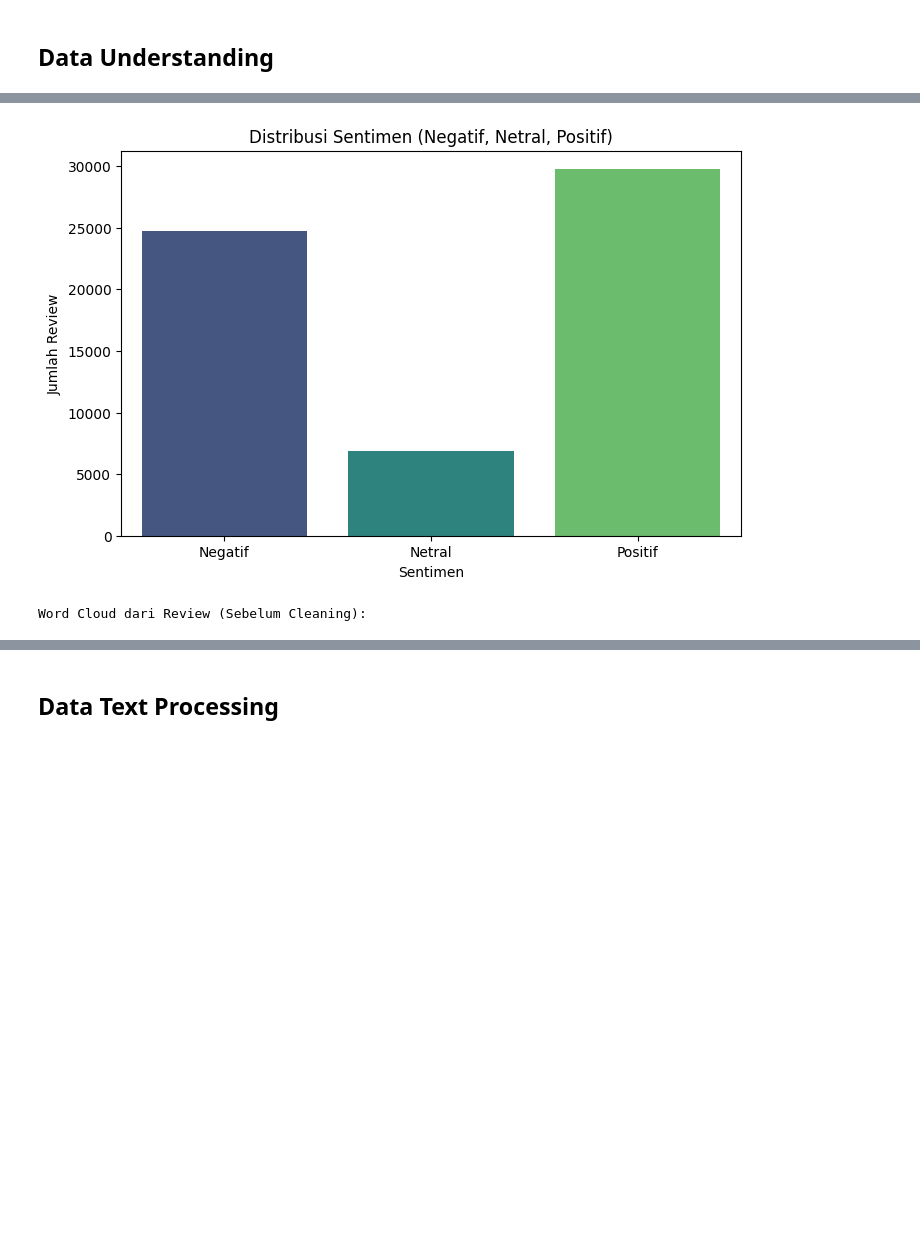
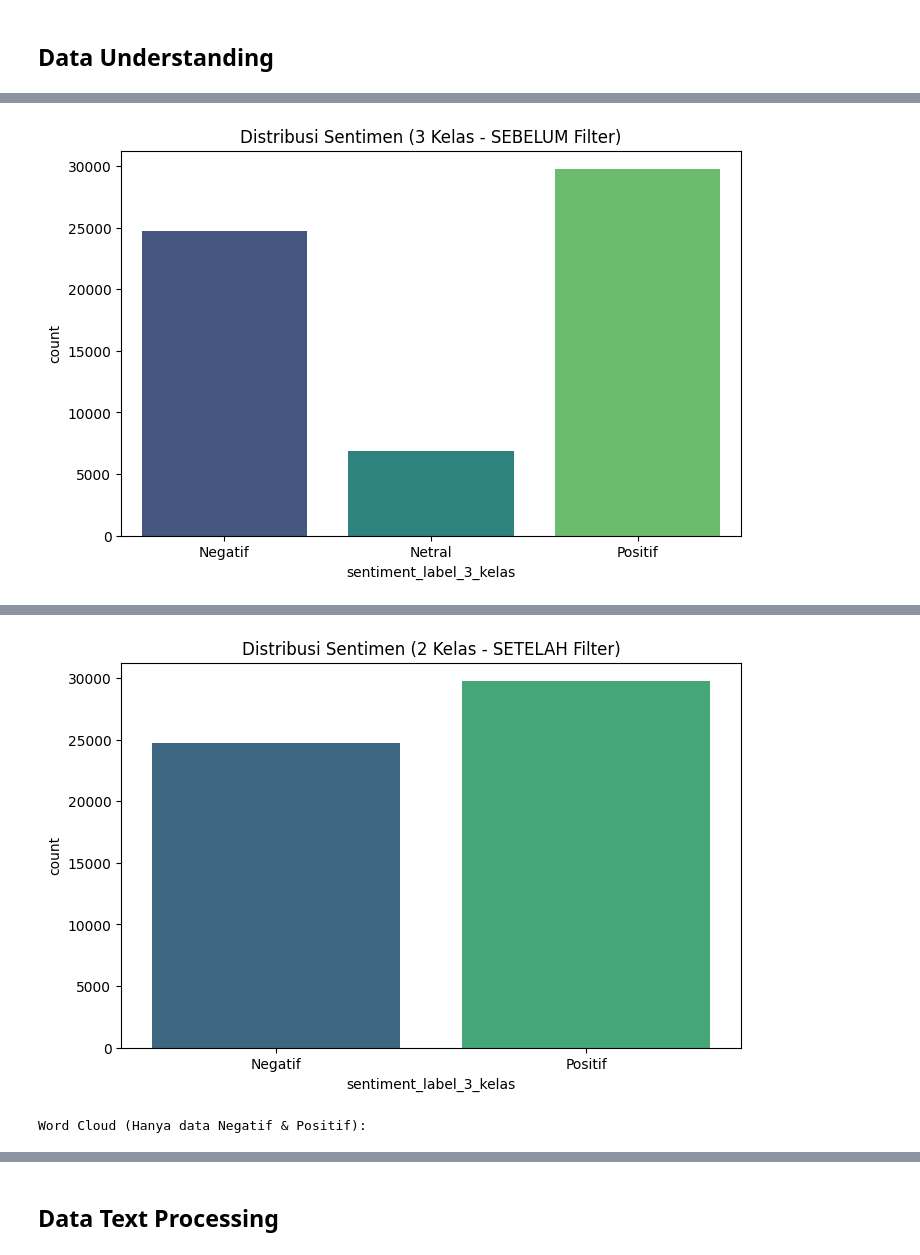
Before and after one commit to anggars/Sentiment-Analysis, a Jupyter notebook: 10222173_Angga Rianto Sudrajat_AS.ipynb, the cells around one changed output, grey strips where cells are left out. Drawn from its saved outputs; the diff is of its cells as text; code cells hidden in the pictures; blank space fills up the shorter version.

Commit message:
change model

```diff
--- a/10222173_Angga Rianto Sudrajat_AS.ipynb
+++ b/10222173_Angga Rianto Sudrajat_AS.ipynb
@@ -98,60 +83,51 @@ Nama kolom: ['Time_submitted', 'Review', 'Rating', 'Total_thumbsup', 'Reply']
 # %% [markdown]
 ## Data Understanding
 # %%
-# Import ulang stopwords untuk cell ini (jika dijalankan terpisah)
 from nltk.corpus import stopwords
 import matplotlib.pyplot as plt
 import seaborn as sns
 from wordcloud import WordCloud
 
-# 1. Jumlah baris data & 4. Cek data kosong
-print("--- Info Data Awal ---")
-# df.info() # (Jalankan jika perlu, tapi df sudah dicek di Cell 2)
+# 1. Cleaning Awal
+print("--- Info Data Awal (Sebelum Filter) ---")
 print(f"Data awal: {df.shape[0]} baris")
-print("\n--- Cek Data Kosong (NaN) ---")
-print(df.isnull().sum())
+df.dropna(subset=['Review'], inplace=True)
+df.drop_duplicates(subset=['Review'], inplace=True, keep='first')
+print(f"Jumlah baris setelah cleaning: {df.shape[0]}")
 
-# Hapus baris yang review-nya kosong (PAKE 'R' BESAR)
-df.dropna(subset=['Review'], inplace=True)
-print(f"\nJumlah baris setelah drop NaN di 'Review': {df.shape[0]}")
+# 2. Buat Label 3 Kelas (untuk nunjukkin data Netral)
+def map_sentiment_3_kelas(rating):
+    rating = int(rating)
+    if rating <= 2: return 'Negatif'
+    elif rating == 3: return 'Netral'
+    else: return 'Positif'
+df['sentiment_label_3_kelas'] = df['Rating'].apply(map_sentiment_3_kelas)
 
-# 3. Cek data duplikasi (PAKE 'R' BESAR)
-print(f"\nJumlah review yang duplikat: {df.duplicated(subset=['Review']).sum()}")
-df.drop_duplicates(subset=['Review'], inplace=True, keep='first')
-print(f"Jumlah baris setelah drop duplikat: {df.shape[0]}")
-
-
-# --- PENTING: MEMBUAT LABEL SENTIMEN (3 KELAS) ---
-# Ini kita tambahkan untuk persiapan modeling nanti
-def map_sentiment(rating):
-    rating = int(rating)
-    if rating <= 2:
-        return 'Negatif'
-    elif rating == 3:
-        return 'Netral'
-    else: # Rating 4 atau 5
-        return 'Positif'
-
-# Pastikan pakai 'Rating' (R besar)
-df['sentiment_label'] = df['Rating'].apply(map_sentiment)
-print("\nLabel sentimen (Negatif/Netral/Positif) berhasil dibuat dari 'Rating'.")
-
-
-# 5. Distribusi data (Sentimen)
+# 3. Plot Data 3 Kelas (Sebelum Filter)
 plt.figure(figsize=(8, 5))
-sns.countplot(x='sentiment_label', data=df, palette='viridis', order=['Negatif', 'Netral', 'Positif'])
-plt.title('Distribusi Sentimen (Negatif, Netral, Positif)')
-plt.xlabel('Sentimen')
-plt.ylabel('Jumlah Review')
+sns.countplot(x='sentiment_label_3_kelas', data=df, palette='viridis', order=['Negatif', 'Netral', 'Positif'])
+plt.title('Distribusi Sentimen (3 Kelas - SEBELUM Filter)')
 plt.show()
 
-# 5. Word cloud (kata yang sering muncul SEBELUM cleaning)
-print("\nWord Cloud dari Review (Sebelum Cleaning):")
-# Pastikan pakai 'Review' (R besar)
-text = " ".join(review for review in df.Review.astype(str))
-stop_words_wc = set(stopwords.words('english')) # Baris ini sekarang aman
+# --- 4. Filter Data (Buang 'Netral') ---
+print("\n--- MEMBUANG DATA 'NETRAL' (RATING 3) ---")
+df_binary = df[df['sentiment_label_3_kelas'] != 'Netral'].copy()
+print(f"Jumlah baris setelah membuang 'Netral': {df_binary.shape[0]}")
+
+# 5. Buat Label Biner (0 = Negatif, 1 = Positif)
+df_binary['label_encoded'] = df_binary['sentiment_label_3_kelas'].map({'Negatif': 0, 'Positif': 1})
+
+# 6. Plot Data 2 Kelas (DATA BARU)
+plt.figure(figsize=(8, 5))
+sns.countplot(x='sentiment_label_3_kelas', data=df_binary, palette='viridis', order=['Negatif', 'Positif'])
+plt.title('Distribusi Sentimen (2 Kelas - SETELAH Filter)')
+plt.show()
+
+# 7. Word cloud (dari data 2 kelas)
+print("\nWord Cloud (Hanya data Negatif & Positif):")
+text = " ".join(review for review in df_binary.Review.astype(str))
+stop_words_wc = set(stopwords.words('english'))
 stop_words_wc.update(['app', 'spotify', 'music', 'song', 'good', 'great', 'like', 'love', 'really', 'use', 'app', 'update'])
-
 wordcloud = WordCloud(stopwords=stop_words_wc, background_color="white", max_words=100, collocations=False).generate(text)
 plt.figure(figsize=(10, 7))
 plt.imshow(wordcloud, interpolation='bilinear')
@@ -177,0 +140 @@ Label sentimen (Negatif/Netral/Positif) berhasil dibuat dari 'Rating'.
+[figure, new version]
@@ -181,2 +143,2 @@ Passing `palette` without assigning `hue` is deprecated and will be removed in v
-[figure, old version]
+[figure, new version]
-Word Cloud dari Review (Sebelum Cleaning):
+Word Cloud (Hanya data Negatif & Positif):
```
Also changed, not shown: parts of 6 cells of this notebook.
